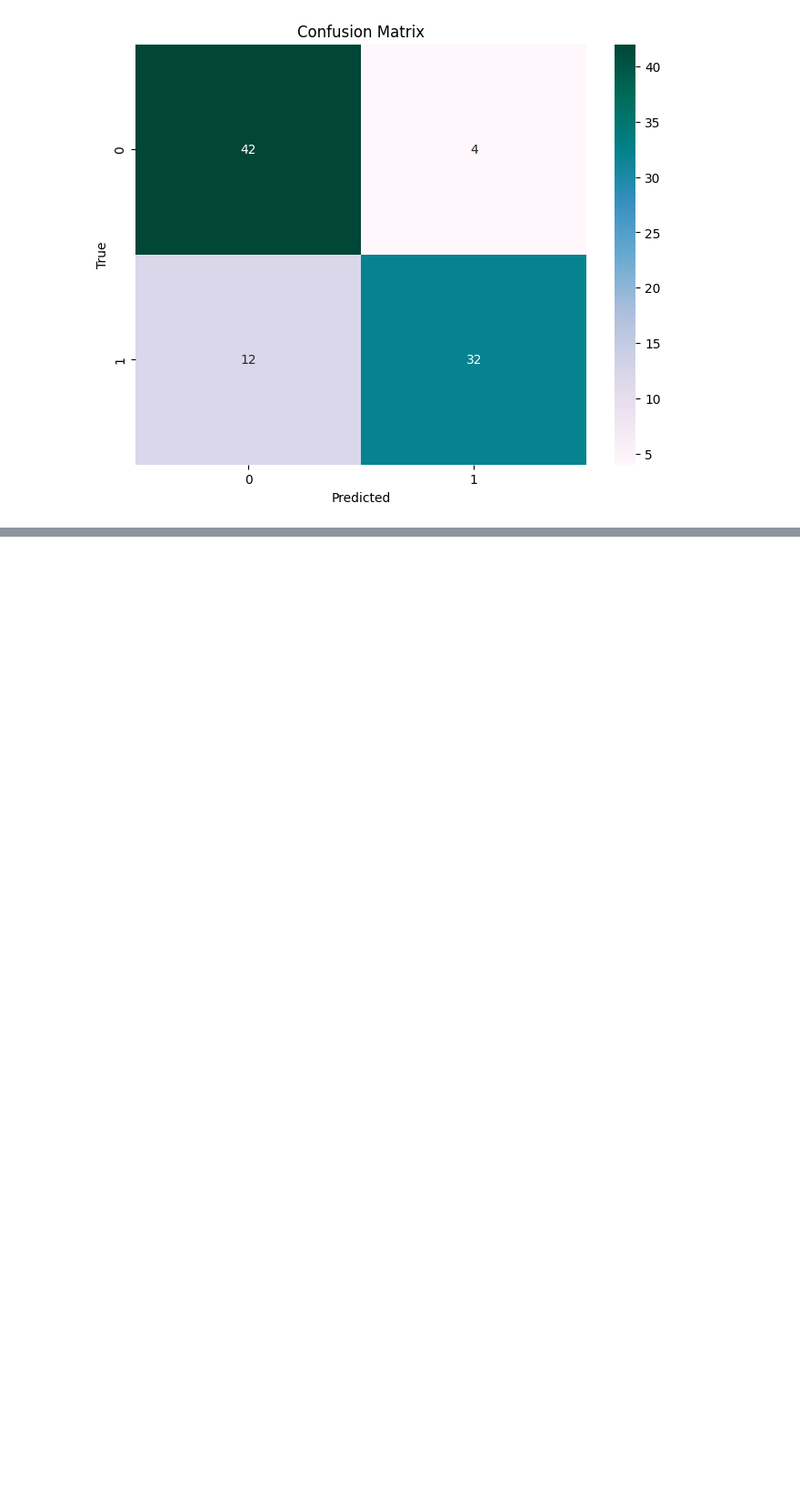
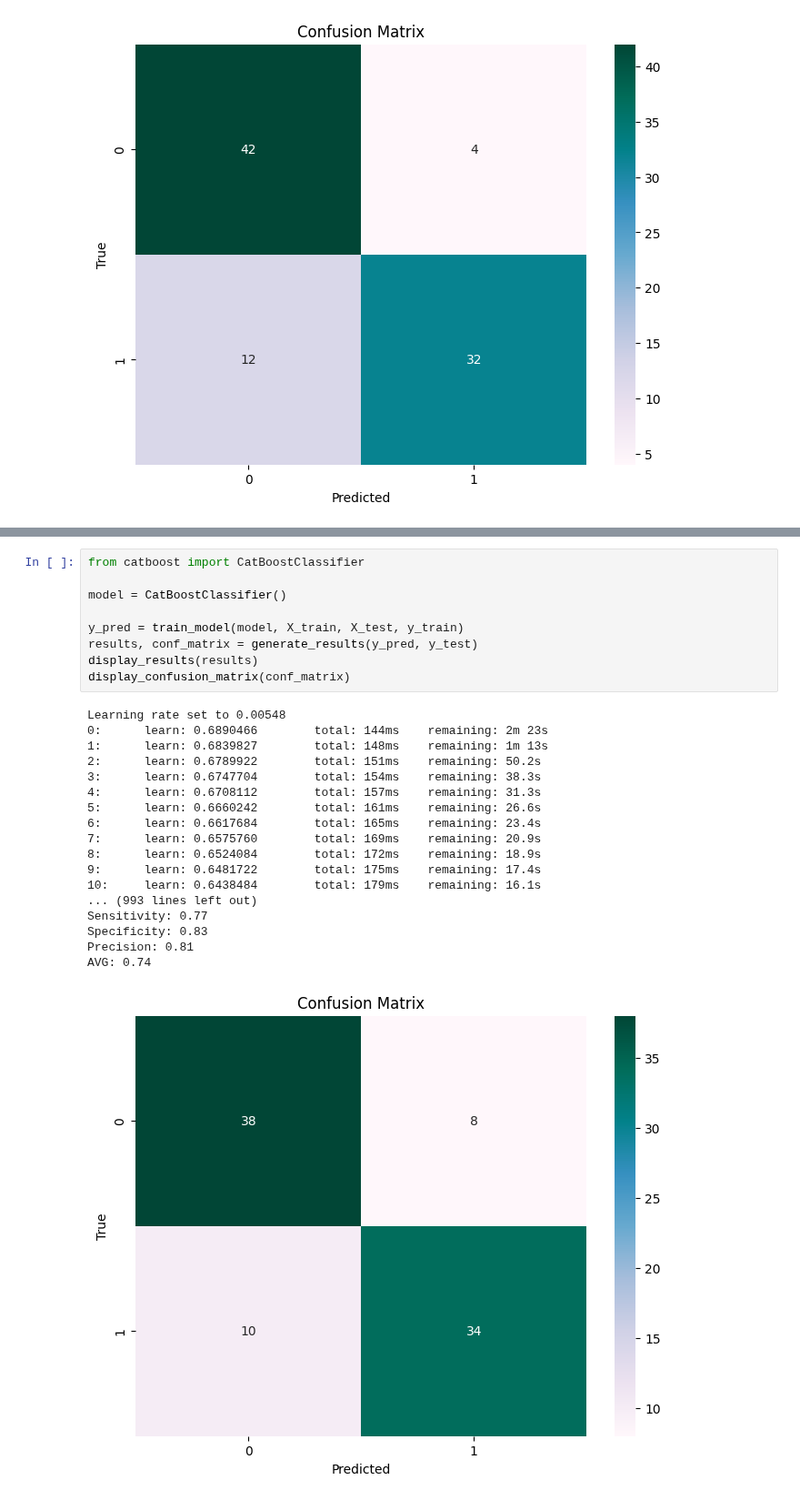
Before and after one commit to MrDomian/Heart-Disease-Risk-Prediction, a Jupyter notebook: Machine learning.ipynb, the cells around one changed output, grey strips where cells are left out. Shown at 91% size. Cells and saved outputs as stored; diff of their text form; blank space fills up the shorter version.

```diff
--- a/Machine learning.ipynb
+++ b/Machine learning.ipynb
@@ -197,0 +236,28 @@ AVG: 0.76
+# %%
+from catboost import CatBoostClassifier
+
+model = CatBoostClassifier()
+
+y_pred = train_model(model, X_train, X_test, y_train)
+results, conf_matrix = generate_results(y_pred, y_test)
+display_results(results)
+display_confusion_matrix(conf_matrix)
+# %% [output]
+Learning rate set to 0.00548
+0:      learn: 0.6890466        total: 144ms    remaining: 2m 23s
+1:      learn: 0.6839827        total: 148ms    remaining: 1m 13s
+2:      learn: 0.6789922        total: 151ms    remaining: 50.2s
+3:      learn: 0.6747704        total: 154ms    remaining: 38.3s
+4:      learn: 0.6708112        total: 157ms    remaining: 31.3s
+5:      learn: 0.6660242        total: 161ms    remaining: 26.6s
+6:      learn: 0.6617684        total: 165ms    remaining: 23.4s
+7:      learn: 0.6575760        total: 169ms    remaining: 20.9s
+8:      learn: 0.6524084        total: 172ms    remaining: 18.9s
+9:      learn: 0.6481722        total: 175ms    remaining: 17.4s
+10:     learn: 0.6438484        total: 179ms    remaining: 16.1s
+... (993 lines left out)
+Sensitivity: 0.77
+Specificity: 0.83
+Precision: 0.81
+AVG: 0.74
+[figure, added]
```
Also changed, not shown: parts of 3 cells of this notebook.
